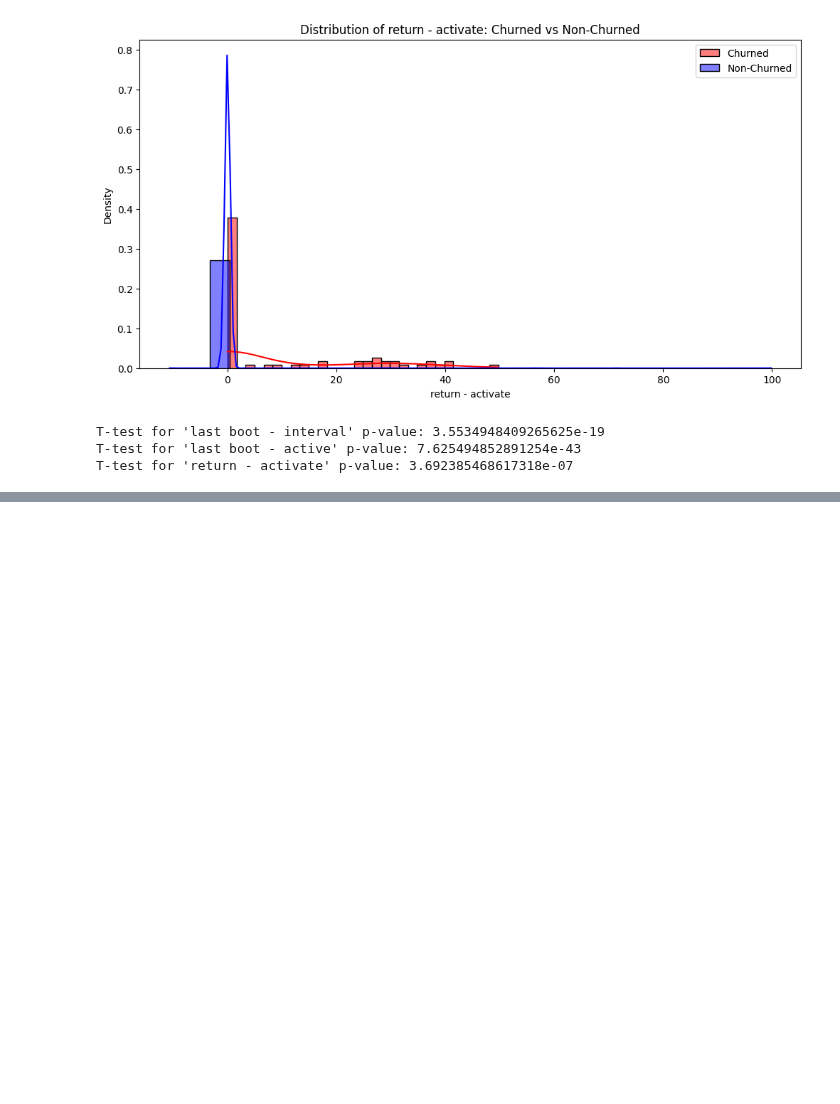
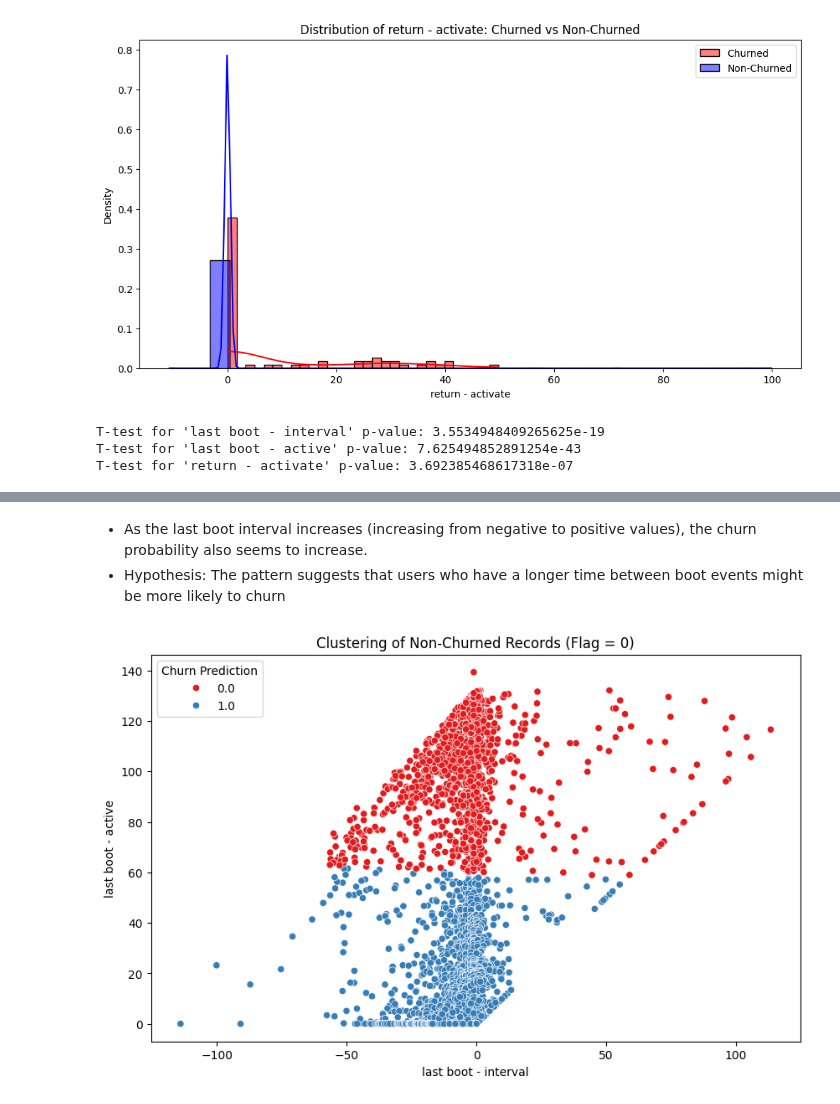
Before and after one commit to ACarrig/NUUMobile1, a Jupyter notebook: B_30_pro_data_analysis.ipynb, the cells around one changed output, grey strips where cells are left out. Drawn from its saved outputs; the diff is of its cells as text; code cells hidden in the pictures; blank space fills up the shorter version.

```diff
--- a/B_30_pro_data_analysis.ipynb
+++ b/B_30_pro_data_analysis.ipynb
@@ -139,0 +179,20 @@ Name: Churn Flag, dtype: float64
+# %% [markdown]
+- As the last boot interval increases (increasing from negative to positive values), the churn probability also seems to increase.
+- Hypothesis: The pattern suggests that users who have a longer time between boot events might be more likely to churn
+# %%
+from sklearn.cluster import KMeans # pip install scikit-learn
+
+# Select the numerical features for clustering
+features_for_clustering = b30_pro[b30_pro['Churn Flag'] == 0][numerical_features]
+
+# Apply KMeans clustering (e.g., 2 clusters for simplicity)
+kmeans = KMeans(n_clusters=2, random_state=42)
+b30_pro.loc[b30_pro['Churn Flag'] == 0, 'Churn Prediction'] = kmeans.fit_predict(features_for_clustering)
+
+# Plot the clustering result
+plt.figure(figsize=(10, 6))
+sns.scatterplot(data=b30_pro[b30_pro['Churn Flag'] == 0], x='last boot - interval', y='last boot - active', hue='Churn Prediction', palette='Set1')
+plt.title("Clustering of Non-Churned Records (Flag = 0)")
+plt.show()
+# %% [output]
+[figure, added]
```
Also changed, not shown: parts of 8 cells of this notebook.
